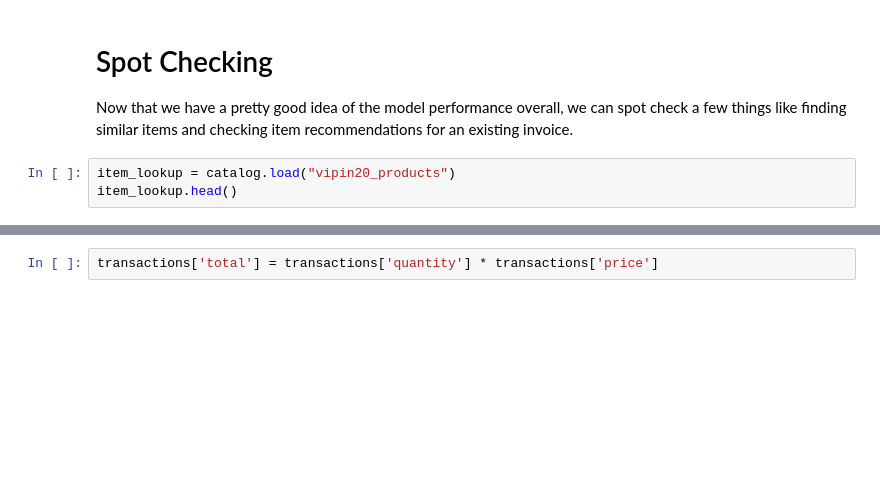
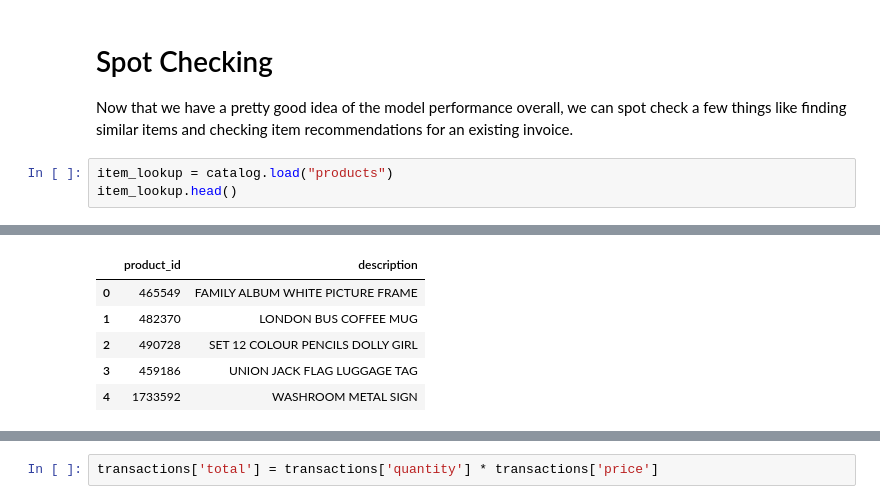
Before and after one commit to HSV-AI/product-recommendation, a Jupyter notebook: notebooks/vipin20-Implicit-Recommendation.ipynb, the cells around one changed output, grey strips where cells are left out. Drawn from its saved outputs; the diff is of its cells as text; blank space fills up the shorter version.

```diff
--- a/notebooks/vipin20-Implicit-Recommendation.ipynb
+++ b/notebooks/vipin20-Implicit-Recommendation.ipynb
@@ -118,5 +170,6 @@ print('Our model scored',test,'versus a score of',popular,'if we always recommen
 
 Now that we have a pretty good idea of the model performance overall, we can spot check a few things like finding similar items and checking item recommendations for an existing invoice.
 # %%
-item_lookup = catalog.load("vipin20_products")
+item_lookup = catalog.load("products")
 item_lookup.head()
+# %% [output]
@@ -122,0 +177,6 @@ item_lookup.head()
+|  | product_id | description |
+| 0 | 465549 | FAMILY ALBUM WHITE PICTURE FRAME |
+| 1 | 482370 | LONDON BUS COFFEE MUG |
+| 2 | 490728 | SET 12 COLOUR PENCILS DOLLY GIRL |
+| 3 | 459186 | UNION JACK FLAG LUGGAGE TAG |
+| 4 | 1733592 | WASHROOM METAL SIGN |
```
Also changed, not shown: parts of 16 cells of this notebook, 7 other files.
